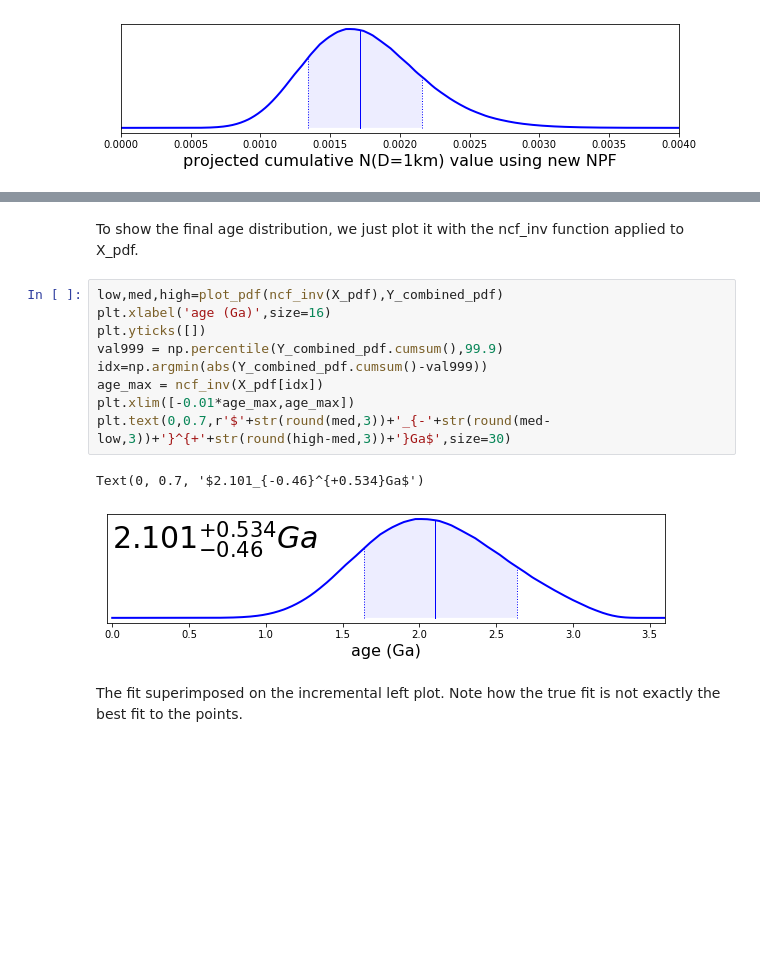
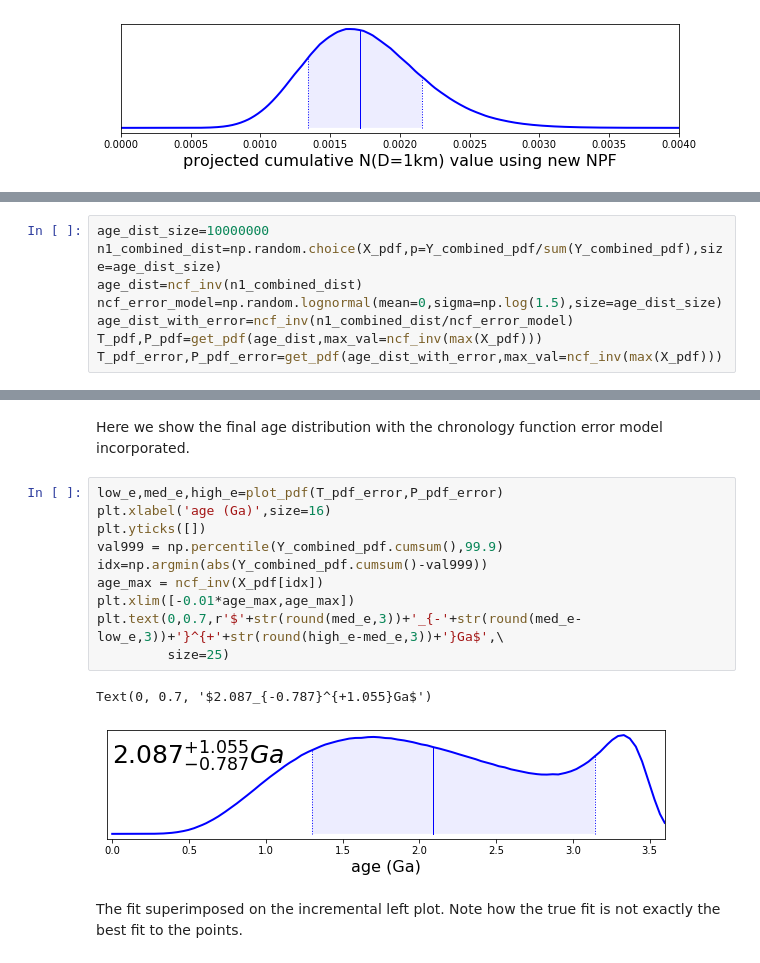
Before and after one commit to samwbell/craterdata, a Jupyter notebook: cratrcountr_example.ipynb, the cells around one changed output, grey strips where cells are left out. Drawn from its saved outputs; the diff is of its cells as text; blank space fills up the shorter version.

Commit message:
removed linear chronology function approximation and added chronology function error model capability

```diff
--- a/cratrcountr_example.ipynb
+++ b/cratrcountr_example.ipynb
@@ -153,0 +156,8 @@ Text(0.5, 0, 'projected cumulative N(D=1km) value using new NPF')
+# %%
+age_dist_size=10000000
+n1_combined_dist=np.random.choice(X_pdf,p=Y_combined_pdf/sum(Y_combined_pdf),size=age_dist_size)
+age_dist=ncf_inv(n1_combined_dist)
+ncf_error_model=np.random.lognormal(mean=0,sigma=np.log(1.5),size=age_dist_size)
+age_dist_with_error=ncf_inv(n1_combined_dist/ncf_error_model)
+T_pdf,P_pdf=get_pdf(age_dist,max_val=ncf_inv(max(X_pdf)))
+T_pdf_error,P_pdf_error=get_pdf(age_dist_with_error,max_val=ncf_inv(max(X_pdf)))
@@ -154,17 +178,18 @@ Text(0.5, 0, 'projected cumulative N(D=1km) value using new NPF')
 # %% [markdown]
-To show the final age distribution, we just plot it with the ncf_inv function applied to X_pdf.
+Here we show the final age distribution with the chronology function error model incorporated.
 # %%
-low,med,high=plot_pdf(ncf_inv(X_pdf),Y_combined_pdf)
+low_e,med_e,high_e=plot_pdf(T_pdf_error,P_pdf_error)
 plt.xlabel('age (Ga)',size=16)
 plt.yticks([])
 val999 = np.percentile(Y_combined_pdf.cumsum(),99.9)
 idx=np.argmin(abs(Y_combined_pdf.cumsum()-val999))
 age_max = ncf_inv(X_pdf[idx])
 plt.xlim([-0.01*age_max,age_max])
-plt.text(0,0.7,r'$'+str(round(med,3))+'_{-'+str(round(med-low,3))+'}^{+'+str(round(high-med,3))+'}Ga$',size=30)
+plt.text(0,0.7,r'$'+str(round(med_e,3))+'_{-'+str(round(med_e-low_e,3))+'}^{+'+str(round(high_e-med_e,3))+'}Ga$',\
+         size=25)
 # %% [output]
-Text(0, 0.7, '$2.101_{-0.46}^{+0.534}Ga$')
+Text(0, 0.7, '$2.087_{-0.787}^{+1.055}Ga$')
-[figure, old version]
+[figure, new version]
 # %% [markdown]
 The fit superimposed on the incremental left plot.  Note how the true fit is not exactly the best fit to the points.
 # %%
```
Also changed, not shown: parts of 4 cells of this notebook.
